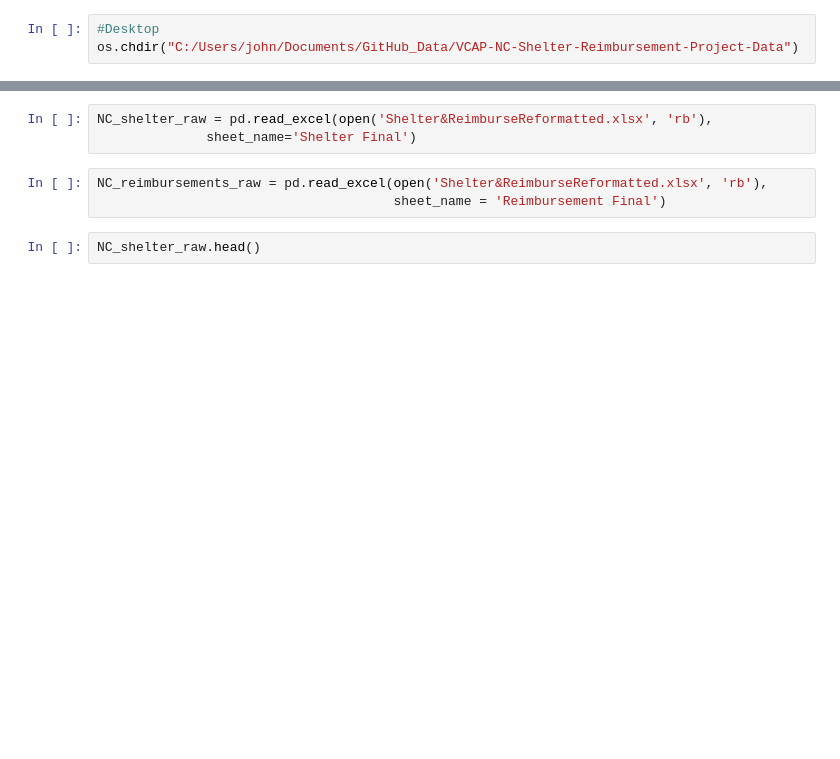
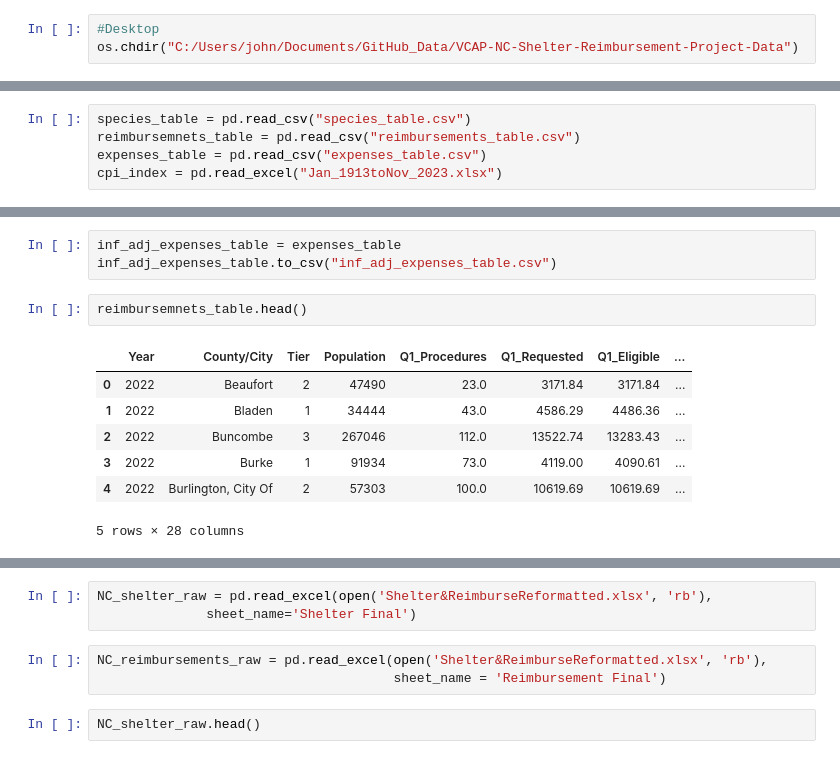
Before and after one commit to John-Cornelison/VCAP-NC-Shelter-Reimbursement-Project, a Jupyter notebook: initial_analysis.ipynb, the cells around one changed output, grey strips where cells are left out. Drawn from its saved outputs; the diff is of its cells as text; blank space fills up the shorter version.

```diff
--- a/initial_analysis.ipynb
+++ b/initial_analysis.ipynb
@@ -42,0 +87,5 @@ os.chdir("C:/Users/john/Documents/GitHub_Data/VCAP-NC-Shelter-Reimbursement-Proj
+# %%
+species_table = pd.read_csv("species_table.csv")
+reimbursemnets_table = pd.read_csv("reimbursements_table.csv")
+expenses_table = pd.read_csv("expenses_table.csv")
+cpi_index = pd.read_excel("Jan_1913toNov_2023.xlsx")
@@ -42,0 +117,13 @@ os.chdir("C:/Users/john/Documents/GitHub_Data/VCAP-NC-Shelter-Reimbursement-Proj
+# %%
+inf_adj_expenses_table = expenses_table
+inf_adj_expenses_table.to_csv("inf_adj_expenses_table.csv")
+# %%
+reimbursemnets_table.head()
+# %% [output]
+|  | Year | County/City | Tier | Population | Q1_Procedures | Q1_Requested | Q1_Eligible | ... |
+| 0 | 2022 | Beaufort | 2 | 47490 | 23.0 | 3171.84 | 3171.84 | ... |
+| 1 | 2022 | Bladen | 1 | 34444 | 43.0 | 4586.29 | 4486.36 | ... |
+| 2 | 2022 | Buncombe | 3 | 267046 | 112.0 | 13522.74 | 13283.43 | ... |
+| 3 | 2022 | Burke | 1 | 91934 | 73.0 | 4119.00 | 4090.61 | ... |
+| 4 | 2022 | Burlington, City Of | 2 | 57303 | 100.0 | 10619.69 | 10619.69 | ... |
+5 rows × 28 columns
```
Also changed, not shown: parts of 12 cells of this notebook.
